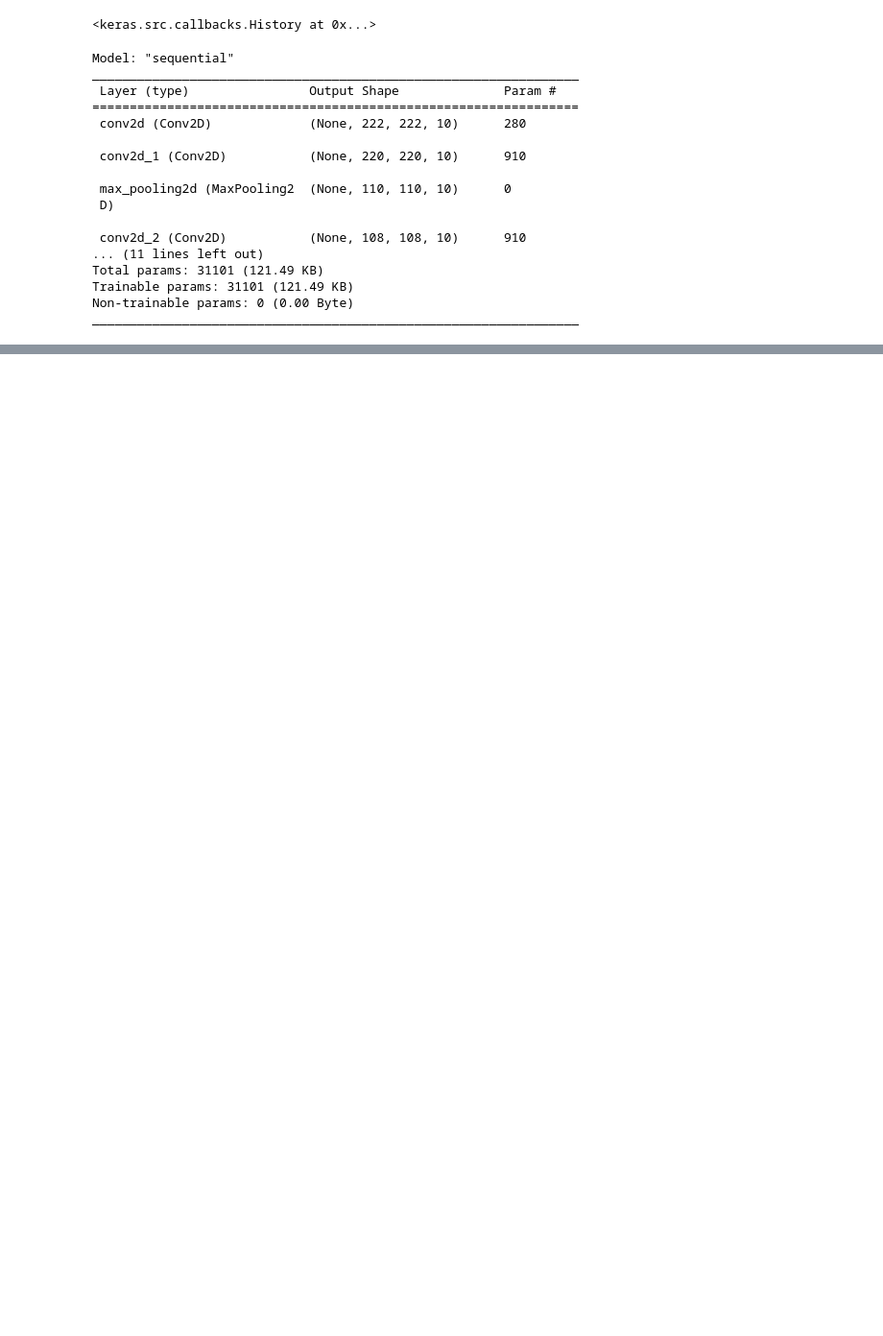
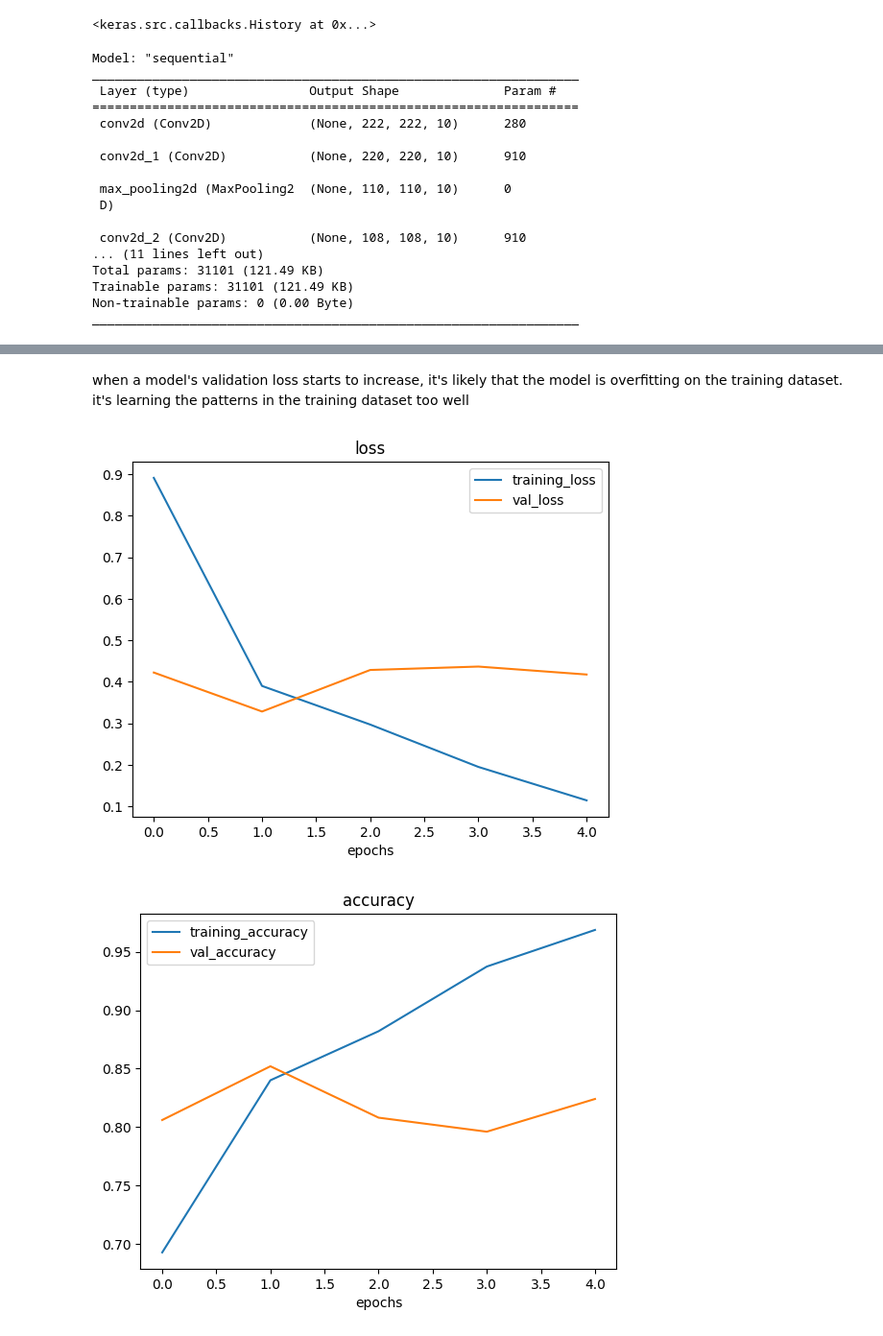
Before and after one commit to WadeXiu/tensorflow, a Jupyter notebook: computer_vision/cnn/tf_cnn_gpu.ipynb, the cells around one changed output, grey strips where cells are left out. Shown at 96% size. Cells and saved outputs as stored; diff of their text form; code cells hidden in the pictures; blank space fills up the shorter version.

```diff
--- a/computer_vision/cnn/tf_cnn_gpu.ipynb
+++ b/computer_vision/cnn/tf_cnn_gpu.ipynb
@@ -212,0 +372,35 @@ _________________________________________________________________
+# %%
+# Plot validation and training curves separately
+def plot_loss_curves(history):
+  """
+  Return separate loss curves for training and validation metrics
+  """
+  loss = history.history["loss"]
+  val_loss = history.history["val_loss"]
+
+  accuracy = history.history["accuracy"]
+  val_accuracy = history.history["val_accuracy"]
+
+  epochs = range(len(history.history["loss"]))
+
+  #plot loss
+  plt.plot(epochs, loss, label="training_loss")
+  plt.plot(epochs, val_loss, label="val_loss")
+  plt.title("loss")
+  plt.xlabel("epochs")
+  plt.legend()
+
+  #plot accuracy
+  plt.figure()
+  plt.plot(epochs, accuracy, label="training_accuracy")
+  plt.plot(epochs, val_accuracy, label="val_accuracy")
+  plt.title("accuracy")
+  plt.xlabel("epochs")
+  plt.legend()
+# %% [markdown]
+when a model's validation loss starts to increase, it's likely that the model is overfitting on the training dataset. it's learning the patterns in the training dataset too well
+# %%
+plot_loss_curves(history_4)
+# %% [output]
+[figure, added]
+[figure, added]
```
Also changed, not shown: parts of 36 cells of this notebook, 1 other file.
